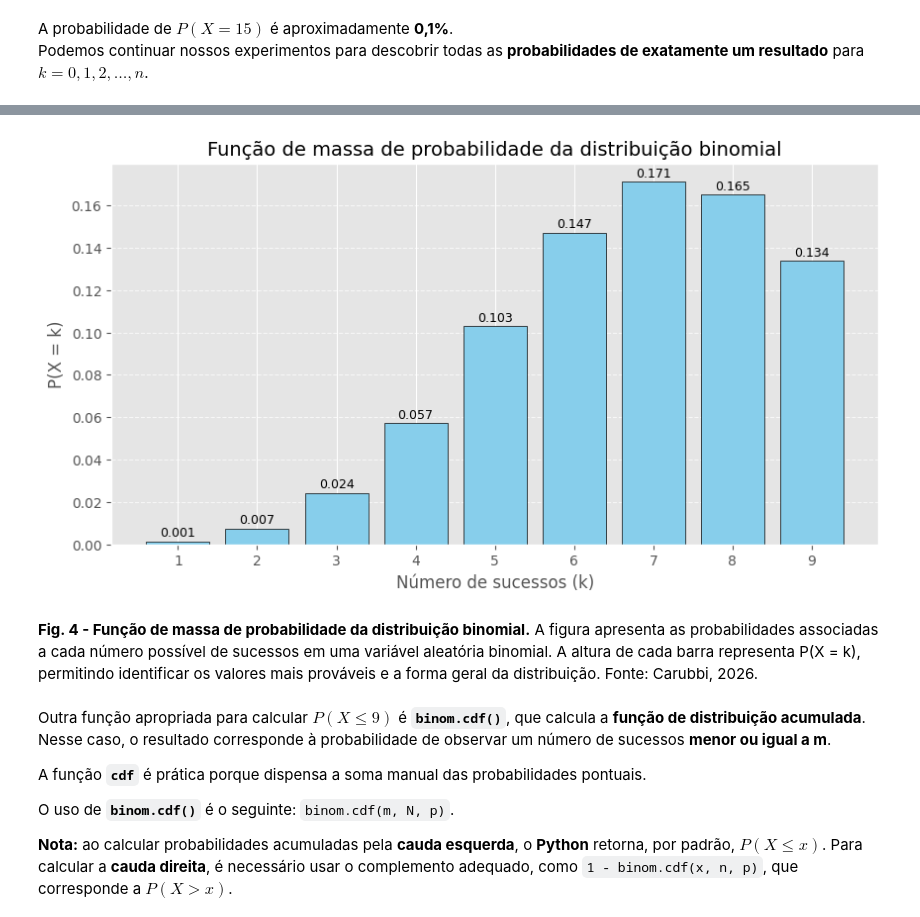
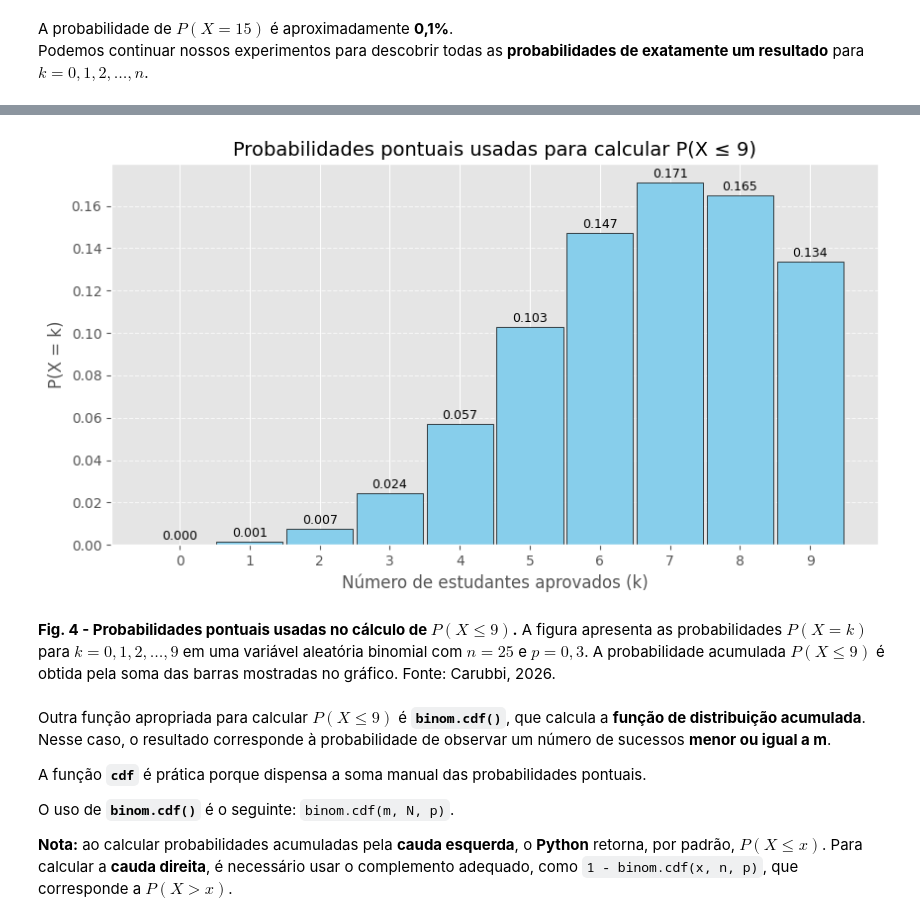
Before and after one commit to carubbi/T199_N724, a Jupyter notebook: aulas/notebooks/9_VAD.ipynb, the cells around one changed output, grey strips where cells are left out. Saved outputs shown, nothing was run; the diff lists cells and outputs as text; code cells hidden in the pictures.

```diff
--- a/aulas/notebooks/9_VAD.ipynb
+++ b/aulas/notebooks/9_VAD.ipynb
@@ -696,6 +699,6 @@ n = 25 # número de estudantes
 p = 0.3 # probabilidade de sucesso (aprovação)
 k = [3, 15] # exatamente 3 e 15 estudantes serão aprovados
 
-print(stats.binom.pmf(k[0], n, p))
-print(stats.binom.pmf(k[1], n, p))
+for i in k:
+    print(f"P(X = {i}) = {binomial_prob(n, i, p):.4f}")
 # %% [output]
@@ -710,11 +715,17 @@ Vamos considerar o exemplo anterior ($P(X \leq 9)$).
 # %%
 n = 25  # número de estudantes
 p = 0.3  # probabilidade de sucesso (aprovação)
-k = np.arange(1, 10) # valores de k de 1 a 9
+k = np.arange(0, 10) # valores de k de 0 a 9
 
 pmf = stats.binom.pmf(k, n, p)
-cdf = np.sum(stats.binom.pmf(k, n, p))
+cdf = np.sum(pmf)
 
-print(pmf)
-print(cdf)
+resultado = pd.DataFrame({
+    "k": k,
+    "P(X = k)": pmf,
+})
+
+display(resultado)
+print("P(X <= 9) = soma de P(X = k), para k = 0, 1, ..., 9")
+print(f"P(X <= 9) = {cdf:.4f} ({cdf:.1%})")
 # %% [output]
@@ -724,23 +745,23 @@ print(cdf)
 # %%
 # Figura e gráfico de barras
 plt.figure(figsize=(10, 5))
-plt.bar(k, pmf, color="skyblue", edgecolor="black")
+plt.bar(k, pmf, width=0.95, color="skyblue", edgecolor="black")
 
 # Rótulos de cada barra
 for i, val in enumerate(pmf):
     plt.text(k[i], val + 0.001, f"{val:.3f}", ha="center", va="bottom", fontsize=9)
 
 # Título e rótulos dos eixos
-plt.title("Função de massa de probabilidade da distribuição binomial", fontsize=14)
-plt.xlabel("Número de sucessos (k)", fontsize=12)
+plt.title("Probabilidades pontuais usadas para calcular P(X ≤ 9)", fontsize=14)
+plt.xlabel("Número de estudantes aprovados (k)", fontsize=12)
 plt.ylabel("P(X = k)", fontsize=12)
 plt.xticks(k)
 plt.grid(axis="y", linestyle="--", alpha=0.7)
 plt.show()
 # %% [output]
-[figure, old version]
+[figure, new version]
 # %% [markdown]
-**Fig. 4 - Função de massa de probabilidade da distribuição binomial.** A figura apresenta as probabilidades associadas a cada número possível de sucessos em uma variável aleatória binomial. A altura de cada barra representa P(X = k), permitindo identificar os valores mais prováveis e a forma geral da distribuição. Fonte: Carubbi, 2026.
+**Fig. 4 - Probabilidades pontuais usadas no cálculo de $P(X \leq 9)$.** A figura apresenta as probabilidades $P(X = k)$ para $k = 0, 1, 2, \dots, 9$ em uma variável aleatória binomial com $n = 25$ e $p = 0{,}3$. A probabilidade acumulada $P(X \leq 9)$ é obtida pela soma das barras mostradas no gráfico. Fonte: Carubbi, 2026.
 # %% [markdown]
 Outra função apropriada para calcular $P(X \leq 9)$ é **`binom.cdf()`**, que calcula a **função de distribuição acumulada**. Nesse caso, o resultado corresponde à probabilidade de observar um número de sucessos **menor ou igual a m**.
 
```
Also changed, not shown: parts of 59 cells of this notebook.
